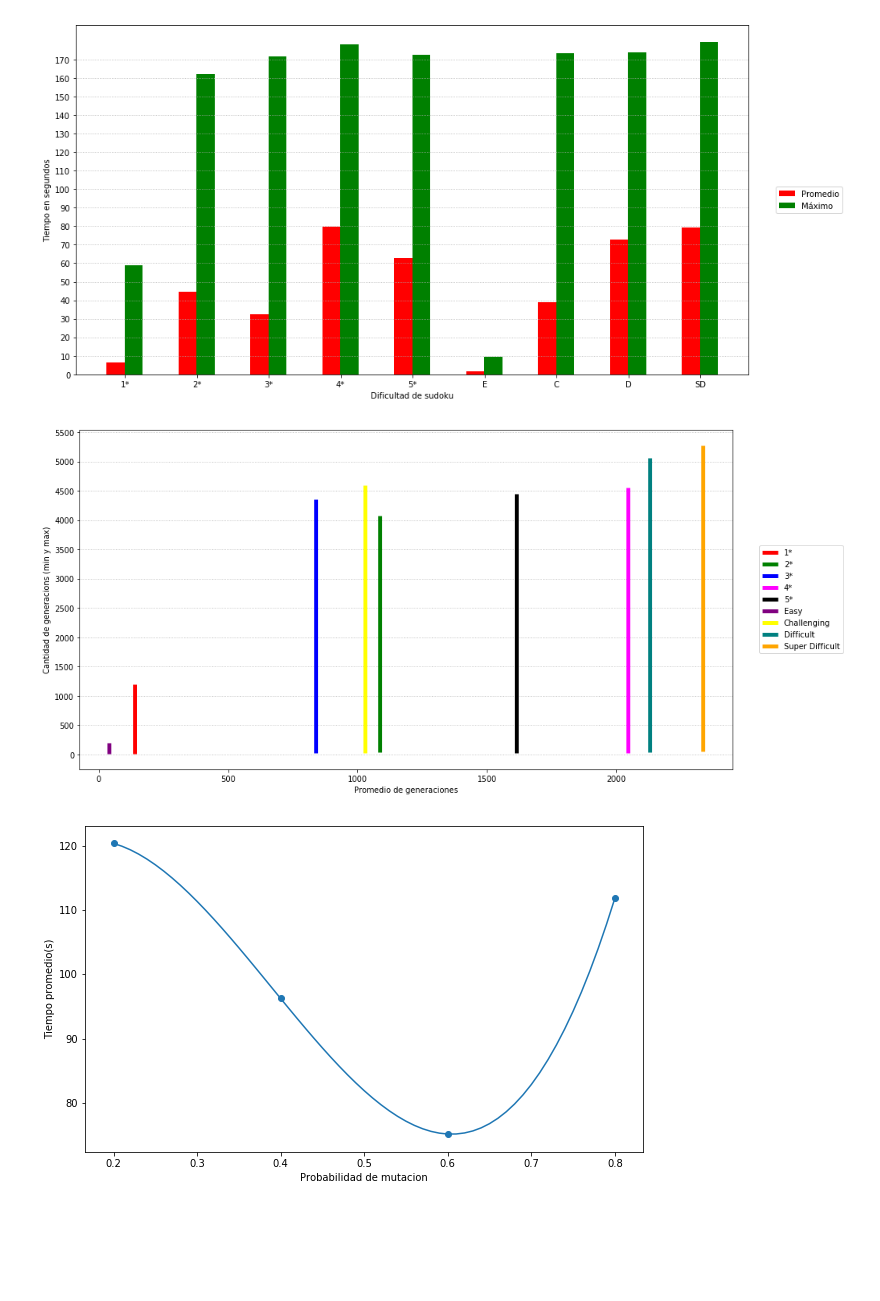
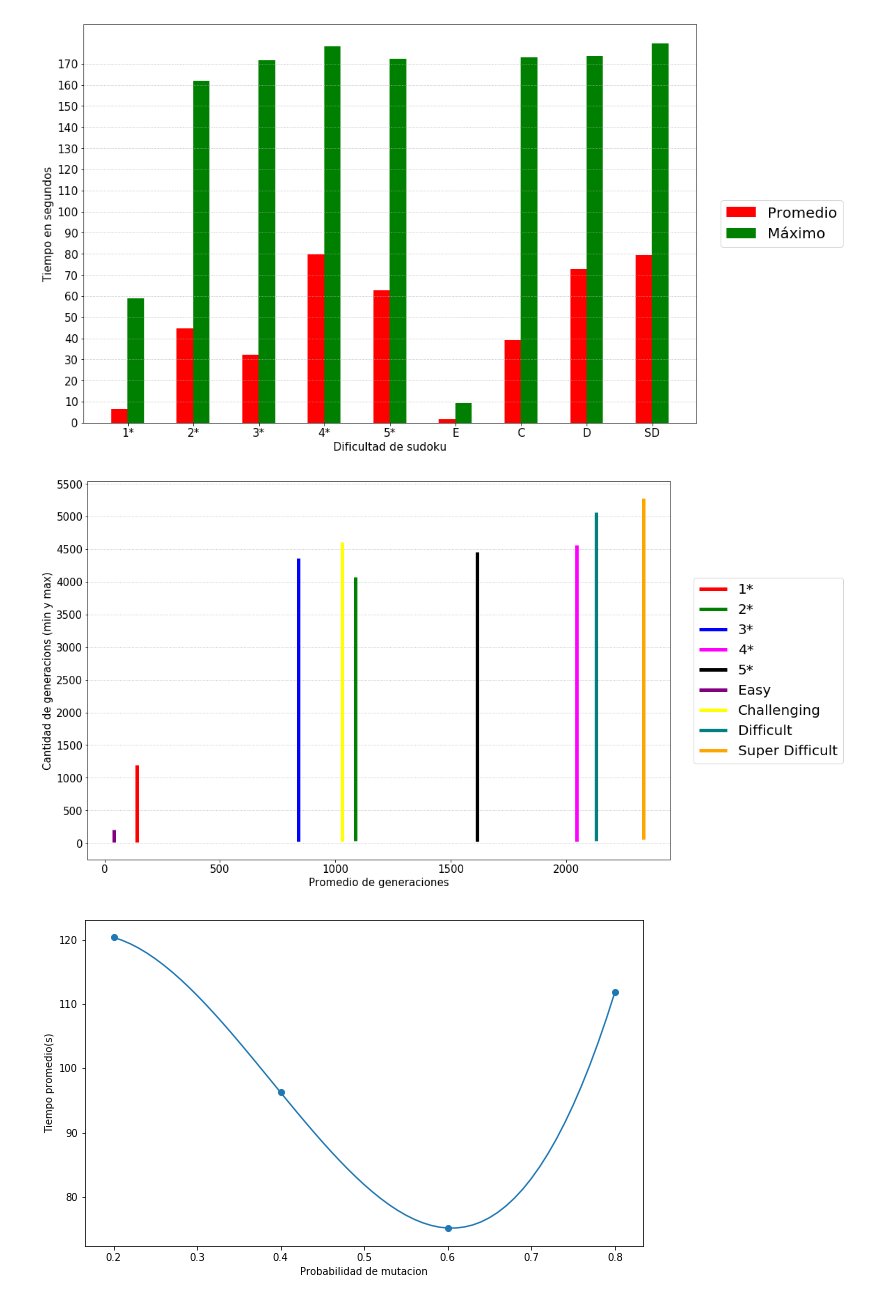
Before and after one commit to axelmaddonni/metah, a Jupyter notebook: graficos.ipynb, the cells around one changed output. Drawn from its saved outputs; the diff is of its cells as text; code cells hidden in the pictures; blank space fills up the shorter version.

```diff
--- a/graficos.ipynb
+++ b/graficos.ipynb
@@ -126,38 +126,44 @@ import numpy as np
 # %%
 # 1
 # Hacer grafico de barra
 # Eje X : dificultades (de la 1 a la 9, poner los nombres de las dificultades como en la tabla)
 # Eje y: tiempos PROMEDO Y MAXIMO (en segundos) (3 columnas por dificultad)
 # El minimo lo sacamos porque es para todos igual
 
-plt.figure(figsize=(15,8))
+font = {'family' : 'normal',
+        'weight' : 'normal',
+        'size'   : 15}
+
+plt.rc('font', **font)
+
+plt.figure(figsize=(15,10))
 
 maximos = []
 promedios = []
 for i in range(0, 9):
     maximos.append(np.max(tiempos[i]))
     promedios.append(np.mean(tiempos[i]))
 datos = [promedios, maximos]
 
 X = np.arange(9)
 plt.bar(X + 0.25, datos[0], color = "r", width = 0.25)
 plt.bar(X + 0.50, datos[1], color = "g", width = 0.25)
 plt.xticks(X+0.38, ["1*","2*","3*","4*", "5*", "E" , "C", "D", "SD"])
 plt.legend(['Promedio', 'Máximo'], bbox_to_anchor=(1.04,0.5), loc="center left", borderaxespad=0)
 plt.yticks(np.arange(0, 180, 10))
 plt.xlabel("Dificultad de sudoku")
 plt.ylabel("Tiempo en segundos")
 ax = plt.axes()
 ax.yaxis.grid(linestyle='dotted')
 plt.show()
 # %% [output]
-[figure, old version]
+[figure, new version]
 # %%
 # 2
 # Hacer grafico de iteraciones
 # Igual al de la pagina 5 del paper https://pdfs.semanticscholar.org/1331/c019866526aad677279d1791a23805742ce7.pdf
 
-plt.figure(figsize=(15,8))
+plt.figure(figsize=(15,10))
 plt.vlines(x=np.mean(iters[0]), ymin=min(iters[0]), ymax=max(iters[0]), colors="red", linewidth = 5, label="1*")
 plt.vlines(x=np.mean(iters[1]), ymin=min(iters[1]), ymax=max(iters[1]), colors="green", linewidth = 5, label="2*")
 plt.vlines(x=np.mean(iters[2]), ymin=min(iters[2]), ymax=max(iters[2]), colors="blue", linewidth = 5, label="3*")
@@ -177,7 +183,7 @@ plt.xlabel("Promedio de generaciones")
 plt.ylabel("Cantidad de generacions (min y max)")
 plt.show()
 # %% [output]
-[figure, old version]
+[figure, new version]
 # %%
 # 3
 # Hacer tabla comparando con tabu search tiempos de los sudokus 10 al 15
```
Also changed, not shown: 1 other file.
